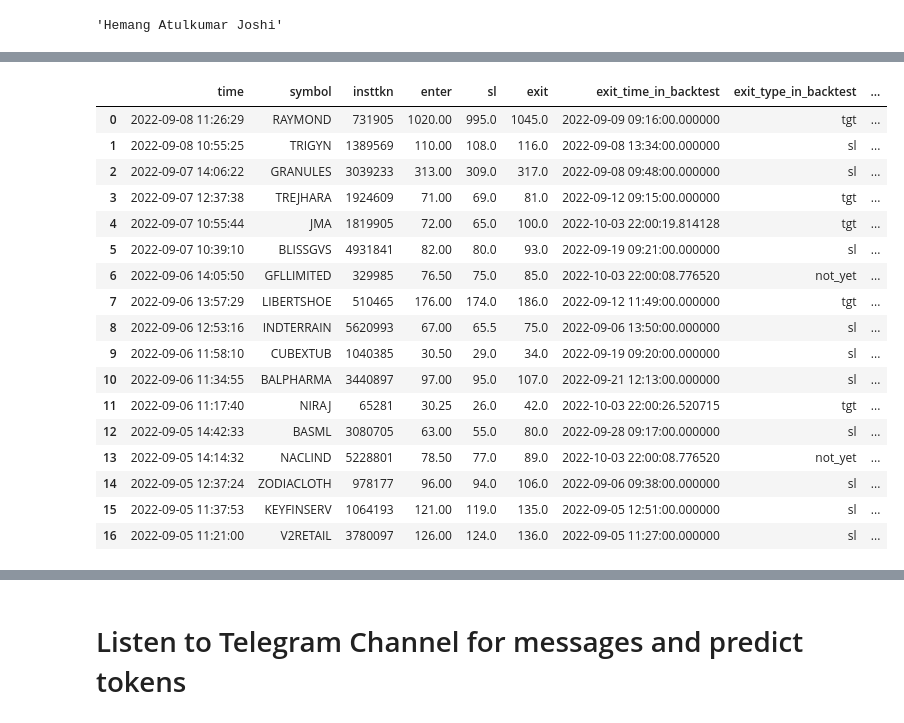
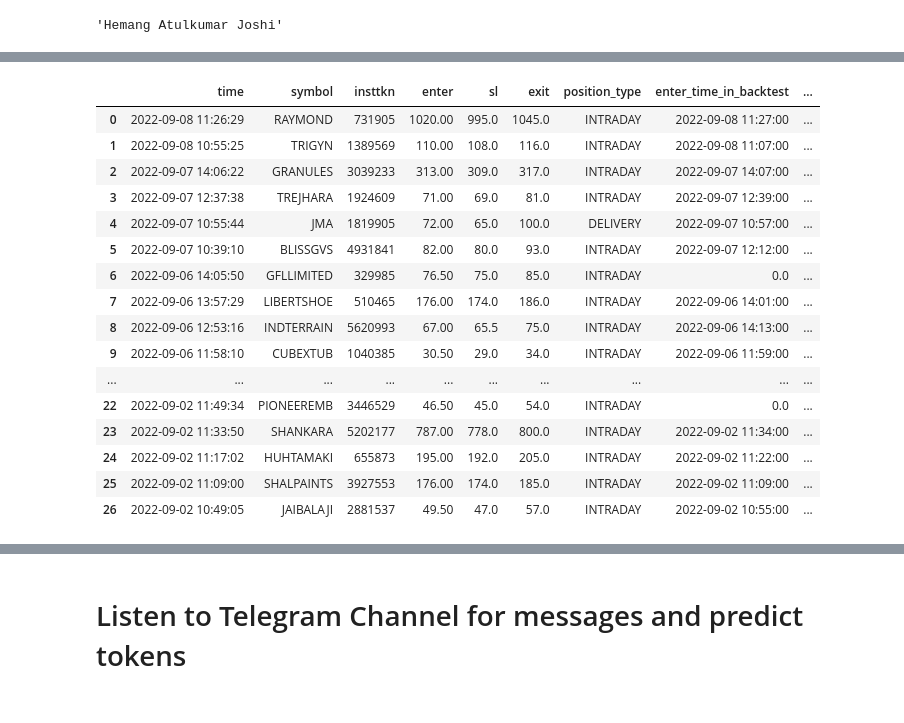
Before and after one commit to hemangjoshi37a/TelegramTradeMsgBacktestML, a Jupyter notebook: label_studio_to_Hggingface_autoTrain_dataset _convert_token_classification_named_entity_recongnition.ipynb, the cells around one changed output, grey strips where cells are left out. Drawn from its saved outputs; the diff is of its cells as text; code cells hidden in the pictures.

```diff
--- a/label_studio_to_Hggingface_autoTrain_dataset _convert_token_classification_named_entity_recongnition.ipynb
+++ b/label_studio_to_Hggingface_autoTrain_dataset _convert_token_classification_named_entity_recongnition.ipynb
@@ -159,8 +161,8 @@ def NEW_LOGIC_convert_label_studio_to_hngFace_autoTrain_dataset(csv_import) -> l
 # %%
 ###### LOAD PRETRAINED MODEL FROM HUGGINGFACE autoTrain #################
 from transformers import AutoModelForTokenClassification, AutoTokenizer
-model = AutoModelForTokenClassification.from_pretrained("hemangjoshi37a/autotrain-ratnakar_1000_sample_curated-1474454086", use_auth_token=True)
-tokenizer = AutoTokenizer.from_pretrained("hemangjoshi37a/autotrain-ratnakar_1000_sample_curated-1474454086", use_auth_token=True)
+model = AutoModelForTokenClassification.from_pretrained("hemangjoshi37a/autotrain-stocks-ner-2000-sample-test-1676759313", use_auth_token=True)
+tokenizer = AutoTokenizer.from_pretrained("hemangjoshi37a/autotrain-stocks-ner-2000-sample-test-1676759313", use_auth_token=True)
 # %%
 # #### EXPORT HUGGINFFACE MODEL TO ONNX TYPE MODEL FOR SPARSE LEARNING #####
 # base_model=model
@@ -542,7 +569,7 @@ try:
     display(kite.profile()['user_name'])
 except Exception as tknxcp:
     print(tknxcp)
-    kite = login_new.login_haj_new()
+    kite = login_new.login_haj_new(446505)
     display(kite.profile()['user_name'])
 # %% [output]
 'Hemang Atulkumar Joshi'
@@ -572,11 +604,13 @@ true_predictions_df
 timeOfPredToClassDataList = [] # list to create time based dataframe of classification
 for index,data in tqdm(true_predictions_df.iterrows()):
 #     print(index)
-    this_prediction = get_class_map_from_message_NEW(data.message)
+    this_classified_msg_instance = ClassifiedMsgClass(data.message)
+    this_prediction = this_classified_msg_instance.predictions_df
 #     display(this_prediction)
     check_if_all_val_available_in_prediction = set([2,3,5,9,10]).issubset(set(this_prediction.sentence_class.tolist())) or   set([8,3,5,9,10]).issubset(set(this_prediction.sentence_class.tolist()))
 #     print(check_if_all_val_available_in_prediction)
     if(check_if_all_val_available_in_prediction):
+        position_type = this_prediction[this_prediction['sentence_class_name'].isin(['intraday','delivery'])]['sentence'].to_list()[0]
         this_symbol = this_prediction.loc[this_prediction['sentence_class_name'] == 'symbol']['sentence'].tolist()[0]
         this_enter = float(this_prediction.loc[this_prediction['sentence_class_name'] == 'enter']['sentence'].tolist()[0])
         this_sl = float(this_prediction.loc[this_prediction['sentence_class_name'] == 'sl']['sentence'].tolist()[0])
@@ -586,6 +620,7 @@ for index,data in tqdm(true_predictions_df.iterrows()):
         print(f'{this_enter=}')
         print(f'{this_sl=}')
         print(f'{this_exit=}')
+        print(f'{position_type=}')
         try:
             this_insttkn = kite.ltp(f'NSE:{this_symbol}')[f'NSE:{this_symbol}']['instrument_token']
             timeOfPredToClassDataList.append({'time':data['time'],
@@ -593,7 +628,8 @@ for index,data in tqdm(true_predictions_df.iterrows()):
                                               'insttkn':this_insttkn,
                                               'enter': this_enter,
                                               'sl':this_sl,
-                                              'exit':this_exit
+                                              'exit':this_exit,
+                                              'position_type':position_type
                                              })
         except KeyError as ke:
             print(f'key error for : {this_symbol} : {ke}')
@@ -681,11 +672,11 @@ extracted_data_df
 # # extracted_data_df = extracted_data_df.loc[::-1, :] # reverse row order
 # extracted_data_df
 # %%
-extracted_data_df['exit_time_in_backtest'] = datetime.datetime.now()
+extracted_data_df['enter_time_in_backtest'] = 0.0
+extracted_data_df['enter_val_in_backtest'] = 0.0
+extracted_data_df['exit_time_in_backtest'] = 0.0
+extracted_data_df['exit_val_in_backtest'] = 0.0
 extracted_data_df['exit_type_in_backtest'] = 'not_yet'
-extracted_data_df['exit_val_in_backtest'] = 0.0
-extracted_data_df['enter_val_in_backtest'] = 0.0
-extracted_data_df['enter_time_in_backtest'] = 0.0
 extracted_data_df['gained_percent'] = 0.0
 extracted_data_df
 # %% [output]
@@ -717,14 +707,23 @@ for indx,data in  tqdm(extracted_data_df.iterrows()):
     ### getting historical data ###
     hist_raw_data = kite.historical_data(data['insttkn'],data['time'],data['time']+datetime.timedelta(days=60),'minute')
     histdf = pd.DataFrame(hist_raw_data)
+
+    ## REMOVING time-awareness from time column ###
     histdf.date=histdf.date.dt.tz_localize(None)
 #     print(data['symbol'])
 
-    histdf_from_message_date = histdf.loc[pd.to_datetime(histdf['date']).dt.date==data['time'].date()]
+    ## SELECTING ONLY HISTORICAL DATAFRAME THAT HAS SAME DAY AS THE DAY OF THE MESSAGE or SAME DATE ##
+#     histdf_from_message_date = histdf.loc[pd.to_datetime(histdf['date']).dt.date==data['time'].date()]
+    if(data['position_type']=='INTRADAY'):
+        histdf_from_message_date = histdf.loc[pd.to_datetime(histdf['date']).dt.date==data['time'].date()]
+    else:
+        histdf_from_message_date = histdf
+    ## SELECTING DATAFRAME ONLY WHERE THE HIGH HAS CROSSED ENTER VALUE ###
     enterdf = histdf_from_message_date.loc[histdf_from_message_date['high']>data['enter']]
 
+    ## enterdf IS EMPTY IF THE ENTER VALUE IS NOT TOUCHED TODAY (OR SAME AS THE DAY TIP MESSAGE IS SENT)
     if(enterdf.empty!=True):
-        enter_price = enterdf.close.tolist()[0]
+        enter_price = data['enter']
         enter_time = enterdf.date.tolist()[0]
 #         print(f'{enter_price=}')
 #         print(f'{enter_time=}')
@@ -741,18 +740,20 @@ for indx,data in  tqdm(extracted_data_df.iterrows()):
         final_exit_val = 0.0
 
         try:
-            tgt_exit_df = histdf.loc[histdf.close>data['exit']]
+            tgt_exit_df = histdf.loc[histdf.high>data['exit']]
             tgt_exit_time = tgt_exit_df.iloc[0]['date']
-            tgt_exit_val = tgt_exit_df.close.iloc[-1]
+            tgt_exit_val = data['exit']
+#             tgt_exit_val = tgt_exit_df.close.iloc[-1]
     #         print(f'{tgt_exit_time=}')
     #         print(f'{tgt_exit_val=}')
         except IndexError as ie:
             pass
 
         try:
-            sl_exit_df = histdf.loc[histdf.close<data['sl']]
+            sl_exit_df = histdf.loc[histdf.low<data['sl']]
             sl_exit_time = sl_exit_df.iloc[0]['date']
-            sl_exit_val = sl_exit_df.close.iloc[-1]
+            sl_exit_val = data['sl']
+#             sl_exit_val = sl_exit_df.close.iloc[-1]
     #         print(f'{sl_exit_time=}')
     #         print(f'{sl_exit_val=}')
         except IndexError as ie:
@@ -761,51 +762,50 @@ for indx,data in  tqdm(extracted_data_df.iterrows()):
         ##### determining if exited with TGT or SL by comparing what occured earlier ###
         if(tgt_exit_time<sl_exit_time):
             final_exit_time = tgt_exit_time
             final_exit_type = 'tgt'
             final_exit_val = tgt_exit_val
         else:
             final_exit_time = sl_exit_time
             final_exit_type = 'sl'
             final_exit_val = sl_exit_val
 
         ### storing final values in extracted_data_df ###
         extracted_data_df['exit_time_in_backtest'][indx] = final_exit_time
         extracted_data_df['exit_type_in_backtest'][indx] = final_exit_type
         extracted_data_df['exit_val_in_backtest'][indx] = final_exit_val
 
     #     print(f'{final_exit_time=}')
         final_histdf = histdf.loc[histdf.date<final_exit_time]
 
         if(final_histdf.empty != True):
             #### determining percent gained ###
             final_histdf['percent_gain'] = 100*(final_histdf.close-enter_price)/enter_price
 
             nest.append(final_histdf.percent_gain.tolist())
             nest_symbol_list.append(data['symbol'])
 
             final_percent_gained = final_histdf['percent_gain'].tolist()[-1]
             extracted_data_df['gained_percent'][indx] = final_percent_gained
         #     histdf[['date','percent_gain']].plot_bokeh(x='date')
 extracted_data_df
 # %% [output]
-|  | time | symbol | insttkn | enter | sl | exit | exit_time_in_backtest | exit_type_in_backtest | ... |
-| 0 | 2022-09-08 11:26:29 | RAYMOND | 731905 | 1020.00 | 995.0 | 1045.0 | 2022-09-09 09:16:00.000000 | tgt | ... |
-| 1 | 2022-09-08 10:55:25 | TRIGYN | 1389569 | 110.00 | 108.0 | 116.0 | 2022-09-08 13:34:00.000000 | sl | ... |
-| 2 | 2022-09-07 14:06:22 | GRANULES | 3039233 | 313.00 | 309.0 | 317.0 | 2022-09-08 09:48:00.000000 | sl | ... |
-| 3 | 2022-09-07 12:37:38 | TREJHARA | 1924609 | 71.00 | 69.0 | 81.0 | 2022-09-12 09:15:00.000000 | tgt | ... |
-| 4 | 2022-09-07 10:55:44 | JMA | 1819905 | 72.00 | 65.0 | 100.0 | 2022-10-03 22:00:19.814128 | tgt | ... |
-| 5 | 2022-09-07 10:39:10 | BLISSGVS | 4931841 | 82.00 | 80.0 | 93.0 | 2022-09-19 09:21:00.000000 | sl | ... |
-| 6 | 2022-09-06 14:05:50 | GFLLIMITED | 329985 | 76.50 | 75.0 | 85.0 | 2022-10-03 22:00:08.776520 | not_yet | ... |
-| 7 | 2022-09-06 13:57:29 | LIBERTSHOE | 510465 | 176.00 | 174.0 | 186.0 | 2022-09-12 11:49:00.000000 | tgt | ... |
-| 8 | 2022-09-06 12:53:16 | INDTERRAIN | 5620993 | 67.00 | 65.5 | 75.0 | 2022-09-06 13:50:00.000000 | sl | ... |
-| 9 | 2022-09-06 11:58:10 | CUBEXTUB | 1040385 | 30.50 | 29.0 | 34.0 | 2022-09-19 09:20:00.000000 | sl | ... |
-| 10 | 2022-09-06 11:34:55 | BALPHARMA | 3440897 | 97.00 | 95.0 | 107.0 | 2022-09-21 12:13:00.000000 | sl | ... |
-| 11 | 2022-09-06 11:17:40 | NIRAJ | 65281 | 30.25 | 26.0 | 42.0 | 2022-10-03 22:00:26.520715 | tgt | ... |
-| 12 | 2022-09-05 14:42:33 | BASML | 3080705 | 63.00 | 55.0 | 80.0 | 2022-09-28 09:17:00.000000 | sl | ... |
-| 13 | 2022-09-05 14:14:32 | NACLIND | 5228801 | 78.50 | 77.0 | 89.0 | 2022-10-03 22:00:08.776520 | not_yet | ... |
-| 14 | 2022-09-05 12:37:24 | ZODIACLOTH | 978177 | 96.00 | 94.0 | 106.0 | 2022-09-06 09:38:00.000000 | sl | ... |
-| 15 | 2022-09-05 11:37:53 | KEYFINSERV | 1064193 | 121.00 | 119.0 | 135.0 | 2022-09-05 12:51:00.000000 | sl | ... |
-| 16 | 2022-09-05 11:21:00 | V2RETAIL | 3780097 | 126.00 | 124.0 | 136.0 | 2022-09-05 11:27:00.000000 | sl | ... |
+|  | time | symbol | insttkn | enter | sl | exit | position_type | enter_time_in_backtest | ... |
+| 0 | 2022-09-08 11:26:29 | RAYMOND | 731905 | 1020.00 | 995.0 | 1045.0 | INTRADAY | 2022-09-08 11:27:00 | ... |
+| 1 | 2022-09-08 10:55:25 | TRIGYN | 1389569 | 110.00 | 108.0 | 116.0 | INTRADAY | 2022-09-08 11:07:00 | ... |
+| 2 | 2022-09-07 14:06:22 | GRANULES | 3039233 | 313.00 | 309.0 | 317.0 | INTRADAY | 2022-09-07 14:07:00 | ... |
+| 3 | 2022-09-07 12:37:38 | TREJHARA | 1924609 | 71.00 | 69.0 | 81.0 | INTRADAY | 2022-09-07 12:39:00 | ... |
+| 4 | 2022-09-07 10:55:44 | JMA | 1819905 | 72.00 | 65.0 | 100.0 | DELIVERY | 2022-09-07 10:57:00 | ... |
+| 5 | 2022-09-07 10:39:10 | BLISSGVS | 4931841 | 82.00 | 80.0 | 93.0 | INTRADAY | 2022-09-07 12:12:00 | ... |
+| 6 | 2022-09-06 14:05:50 | GFLLIMITED | 329985 | 76.50 | 75.0 | 85.0 | INTRADAY | 0.0 | ... |
+| 7 | 2022-09-06 13:57:29 | LIBERTSHOE | 510465 | 176.00 | 174.0 | 186.0 | INTRADAY | 2022-09-06 14:01:00 | ... |
+| 8 | 2022-09-06 12:53:16 | INDTERRAIN | 5620993 | 67.00 | 65.5 | 75.0 | INTRADAY | 2022-09-06 14:13:00 | ... |
+| 9 | 2022-09-06 11:58:10 | CUBEXTUB | 1040385 | 30.50 | 29.0 | 34.0 | INTRADAY | 2022-09-06 11:59:00 | ... |
+| ... | ... | ... | ... | ... | ... | ... | ... | ... | ... |
+| 22 | 2022-09-02 11:49:34 | PIONEEREMB | 3446529 | 46.50 | 45.0 | 54.0 | INTRADAY | 0.0 | ... |
+| 23 | 2022-09-02 11:33:50 | SHANKARA | 5202177 | 787.00 | 778.0 | 800.0 | INTRADAY | 2022-09-02 11:34:00 | ... |
+| 24 | 2022-09-02 11:17:02 | HUHTAMAKI | 655873 | 195.00 | 192.0 | 205.0 | INTRADAY | 2022-09-02 11:22:00 | ... |
+| 25 | 2022-09-02 11:09:00 | SHALPAINTS | 3927553 | 176.00 | 174.0 | 185.0 | INTRADAY | 2022-09-02 11:09:00 | ... |
+| 26 | 2022-09-02 10:49:05 | JAIBALAJI | 2881537 | 49.50 | 47.0 | 57.0 | INTRADAY | 2022-09-02 10:55:00 | ... |
 # %%
 import matplotlib as pyplot
 # %%
```
Also changed, not shown: parts of 32 cells of this notebook, 5 other files.
